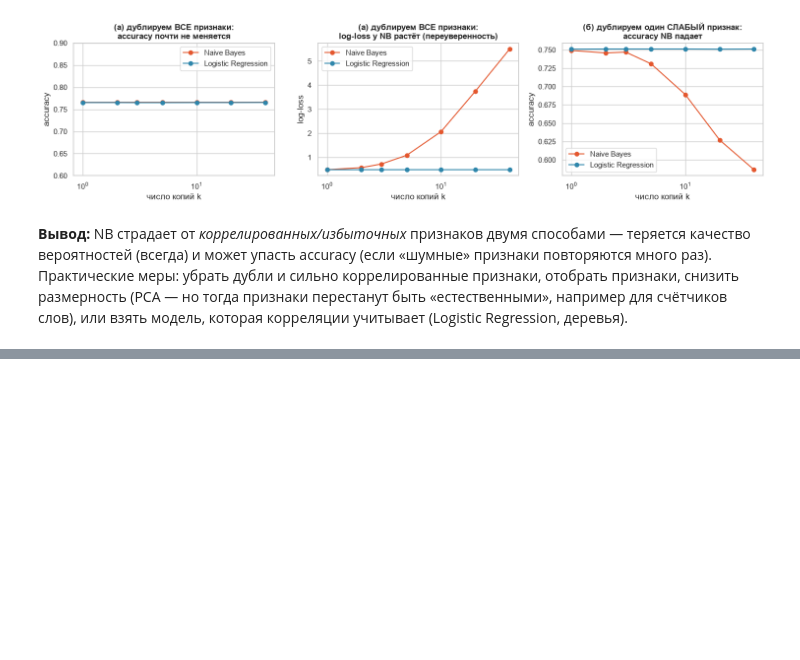
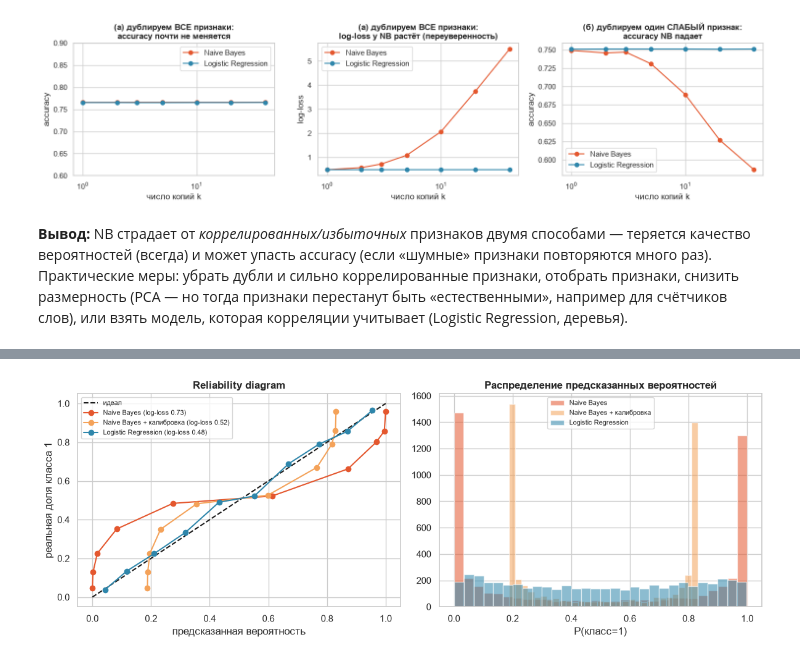
Before and after one commit to BinGoJr/Naive-Bayes, a Jupyter notebook: NaiveBayes.ipynb, the cells around one changed output, grey strips where cells are left out. Cells and saved outputs as stored; diff of their text form; code cells hidden in the pictures; blank space fills up the shorter version.

Commit message:
Calibration of probabilities

```diff
--- a/NaiveBayes.ipynb
+++ b/NaiveBayes.ipynb
@@ -257,0 +264,30 @@ plt.tight_layout(); plt.show()
+# %%
+from sklearn.calibration import CalibratedClassifierCV, calibration_curve
+
+rng = np.random.RandomState(RS)
+Xtr, ytr = gen_indep(500, mu_a, rng); Xte, yte = gen_indep(5000, mu_a, rng)
+dup = lambda X: np.tile(X, (1, 3)) # k = 3
+Xtr_d, Xte_d = dup(Xtr), dup(Xte)
+
+cands = {
+    "Naive Bayes":                 GaussianNB(),
+    "Naive Bayes + калибровка":    CalibratedClassifierCV(GaussianNB(), method="sigmoid", cv=5), #sigmoid, isotonic
+    "Logistic Regression":         make_pipeline(StandardScaler(), LogisticRegression(max_iter=2000)),
+}
+colors = {"Naive Bayes": COL["Naive Bayes"], "Naive Bayes + калибровка": "#F4A259", "Logistic Regression": COL["Logistic Regression"]}
+
+fig, axes = plt.subplots(1, 2, figsize=(12, 4.5))
+axes[0].plot([0, 1], [0, 1], "k--", label="идеал")
+for name, m in cands.items():
+    m.fit(Xtr_d, ytr)
+    p = m.predict_proba(Xte_d)[:, 1]
+    frac, mean_pred = calibration_curve(yte, p, n_bins=10, strategy="quantile")
+    ll = log_loss(yte, np.clip(p, 1e-15, 1 - 1e-15))
+    axes[0].plot(mean_pred, frac, "o-", color=colors[name], label=f"{name} (log-loss {ll:.2f})")
+    axes[1].hist(p, bins=30, alpha=0.55, color=colors[name], label=name)
+axes[0].set_xlabel("предсказанная вероятность"); axes[0].set_ylabel("реальная доля класса 1")
+axes[0].set_title("Reliability diagram"); axes[0].legend(fontsize=8)
+axes[1].set_title("Распределение предсказанных вероятностей"); axes[1].set_xlabel("P(класс=1)"); axes[1].legend(fontsize=8)
+plt.tight_layout(); plt.show()
+# %% [output]
+[figure, added]
```
Also changed, not shown: parts of 2 cells of this notebook.
